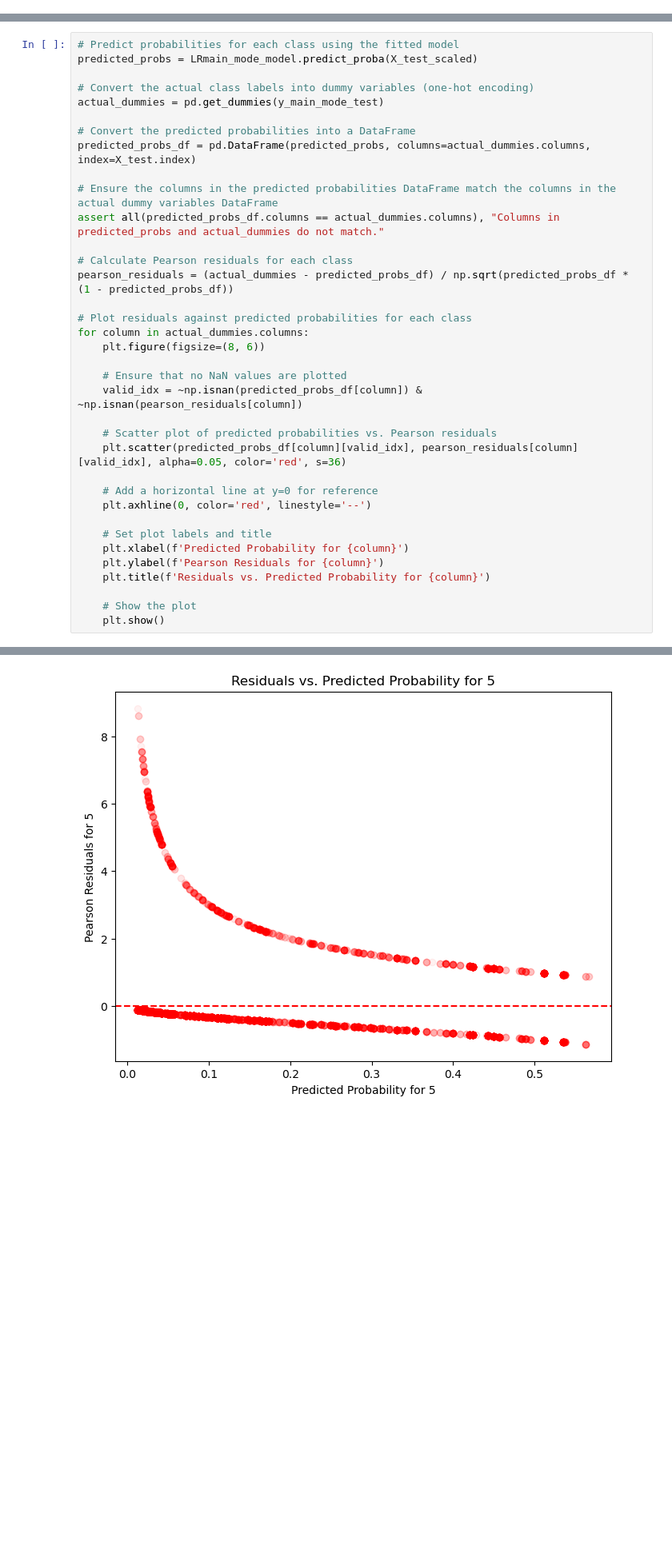
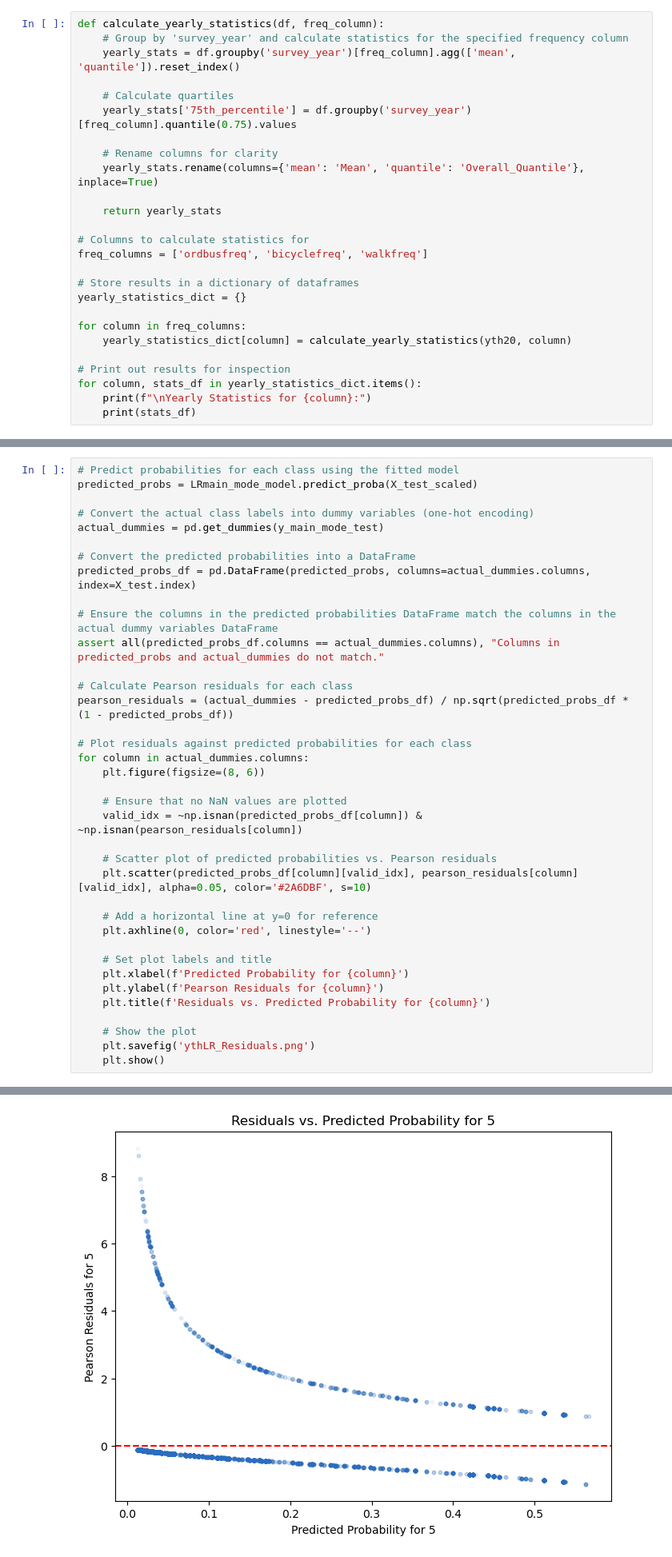
Before and after one commit to xiaolinliu0704/Study-of-UK-travel-pattern-1998-2018, a Jupyter notebook: Study_of_Transportation_Behavior_Patterns.ipynb, the cells around one changed output, grey strips where cells are left out. Shown at 80% size. Saved outputs shown, nothing was run; the diff lists cells and outputs as text; blank space fills up the shorter version.

Commit message:
result

```diff
--- a/Study_of_Transportation_Behavior_Patterns.ipynb
+++ b/Study_of_Transportation_Behavior_Patterns.ipynb
@@ -528,0 +544,26 @@ The goal of these tests is to ensure that the independent variables are not too
+# %%
+def calculate_yearly_statistics(df, freq_column):
+    # Group by 'survey_year' and calculate statistics for the specified frequency column
+    yearly_stats = df.groupby('survey_year')[freq_column].agg(['mean', 'quantile']).reset_index()
+
+    # Calculate quartiles
+    yearly_stats['75th_percentile'] = df.groupby('survey_year')[freq_column].quantile(0.75).values
+
+    # Rename columns for clarity
+    yearly_stats.rename(columns={'mean': 'Mean', 'quantile': 'Overall_Quantile'}, inplace=True)
+
+    return yearly_stats
+
+# Columns to calculate statistics for
+freq_columns = ['ordbusfreq', 'bicyclefreq', 'walkfreq']
+
+# Store results in a dictionary of dataframes
+yearly_statistics_dict = {}
+
+for column in freq_columns:
+    yearly_statistics_dict[column] = calculate_yearly_statistics(yth20, column)
+
+# Print out results for inspection
+for column, stats_df in yearly_statistics_dict.items():
+    print(f"\nYearly Statistics for {column}:")
+    print(stats_df)
@@ -1354,7 +1534,7 @@ for column in actual_dummies.columns:
     valid_idx = ~np.isnan(predicted_probs_df[column]) & ~np.isnan(pearson_residuals[column])
 
     # Scatter plot of predicted probabilities vs. Pearson residuals
-    plt.scatter(predicted_probs_df[column][valid_idx], pearson_residuals[column][valid_idx], alpha=0.05, color='red', s=36)
+    plt.scatter(predicted_probs_df[column][valid_idx], pearson_residuals[column][valid_idx], alpha=0.05, color='#2A6DBF', s=10)
 
     # Add a horizontal line at y=0 for reference
     plt.axhline(0, color='red', linestyle='--')
@@ -1365,5 +1545,6 @@ for column in actual_dummies.columns:
     plt.title(f'Residuals vs. Predicted Probability for {column}')
 
     # Show the plot
+    plt.savefig('ythLR_Residuals.png')
     plt.show()
 # %% [output]
@@ -1374 +1555 @@ for column in actual_dummies.columns:
-[figure, old version]
+[figure, new version]
```
Also changed, not shown: parts of 39 cells of this notebook, 16 other files.
